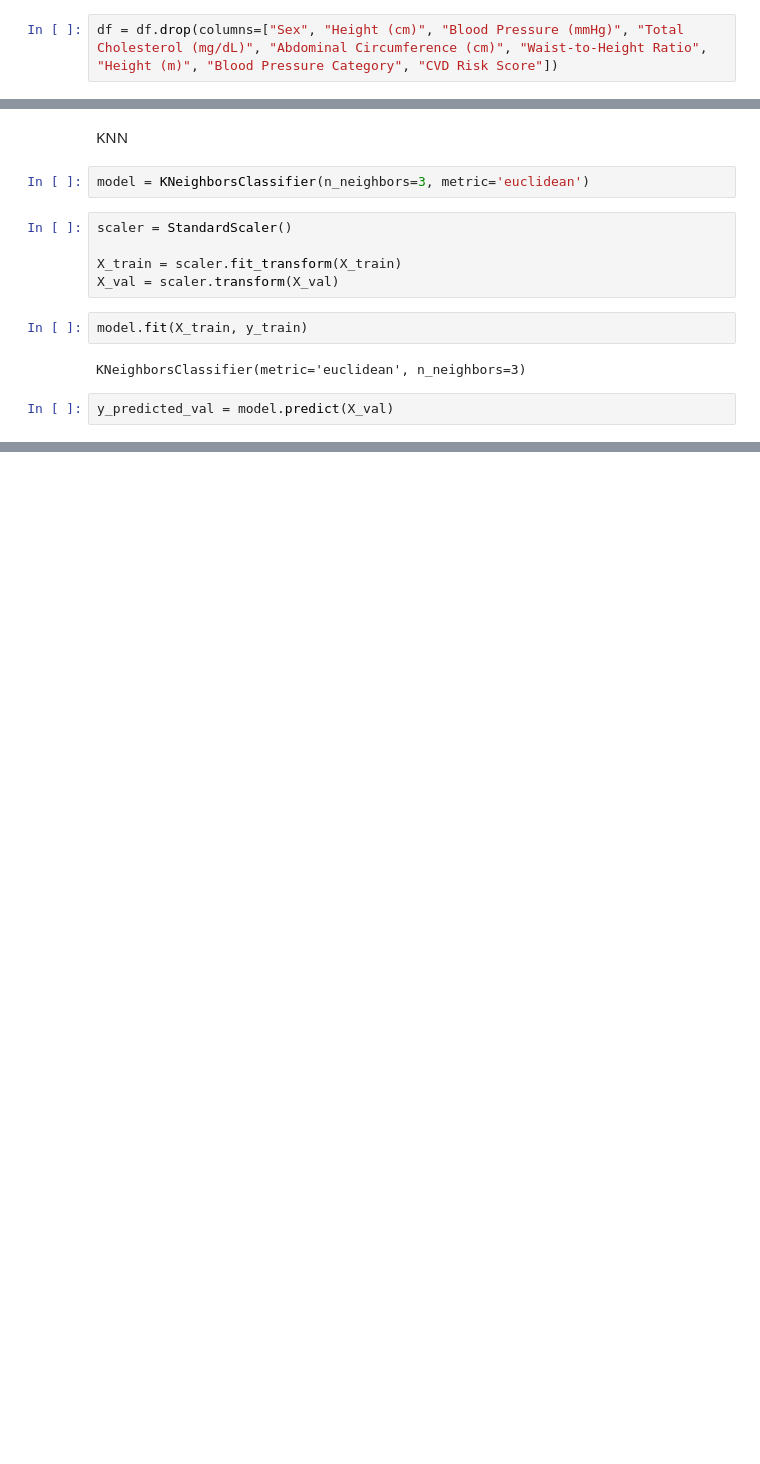
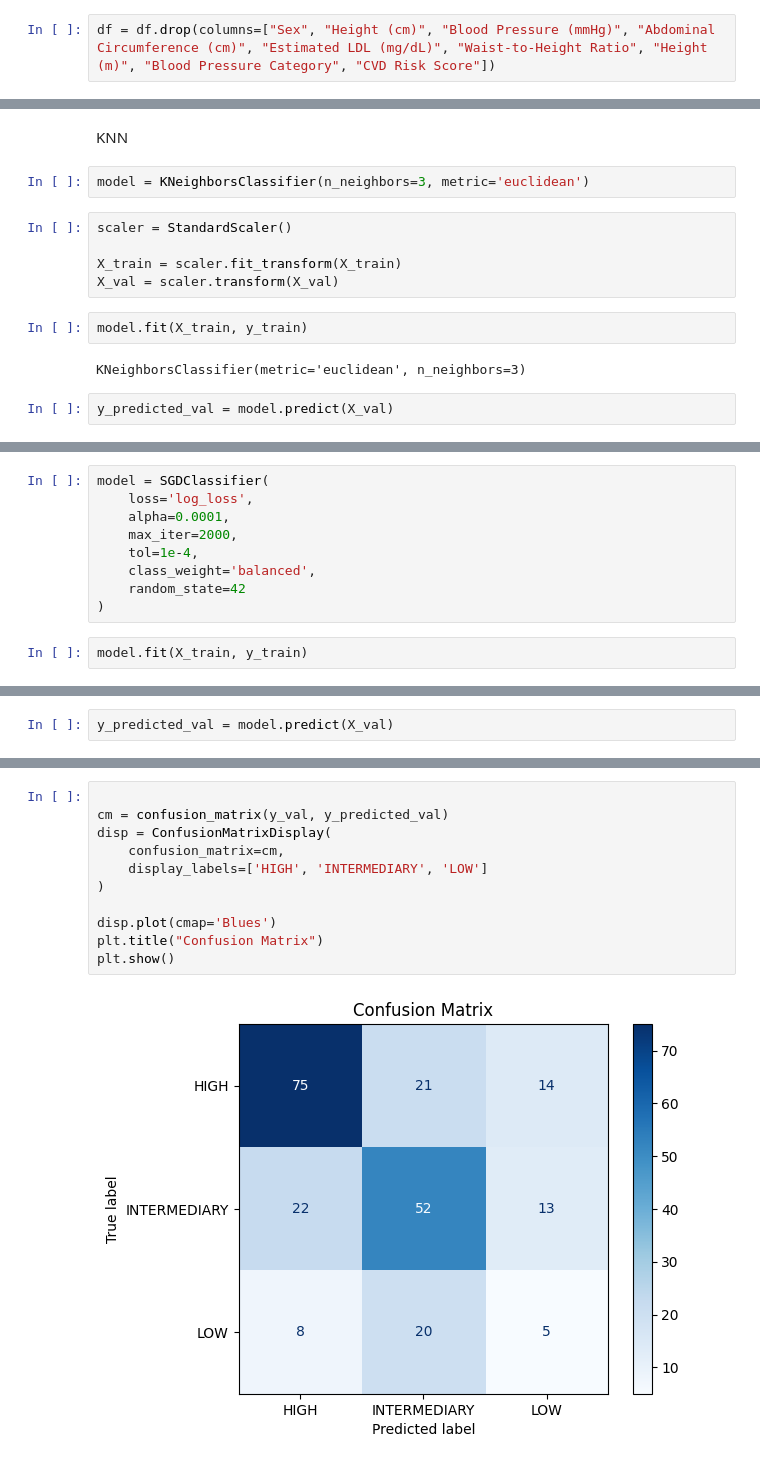
Before and after one commit to shampeyndadi/STINTSY_MCO, a Jupyter notebook: MCO.ipynb, the cells around one changed output, grey strips where cells are left out. Saved outputs shown, nothing was run; the diff lists cells and outputs as text; blank space fills up the shorter version.

```diff
--- a/MCO.ipynb
+++ b/MCO.ipynb
@@ -752,7 +754,7 @@ Feature testing using ANOVA (for numerical variables) and Chi-square (for catego
 # %% [markdown]
 #### Dropping of features
 # %%
-df = df.drop(columns=["Sex", "Height (cm)", "Blood Pressure (mmHg)", "Total Cholesterol (mg/dL)", "Abdominal Circumference (cm)", "Waist-to-Height Ratio", "Height (m)", "Blood Pressure Category", "CVD Risk Score"])
+df = df.drop(columns=["Sex", "Height (cm)", "Blood Pressure (mmHg)", "Abdominal Circumference (cm)", "Estimated LDL (mg/dL)", "Waist-to-Height Ratio", "Height (m)", "Blood Pressure Category", "CVD Risk Score"])
 # %%
 print("Remaining columns after dropping:")
 for col in df.columns:
@@ -865,0 +870,11 @@ weighted avg     0.6018    0.6087    0.5963       230
+# %%
+model = SGDClassifier(
+    loss='log_loss',
+    alpha=0.0001,
+    max_iter=2000,
+    tol=1e-4,
+    class_weight='balanced',
+    random_state=42
+)
+# %%
+model.fit(X_train, y_train)
@@ -865,0 +884,2 @@ weighted avg     0.6018    0.6087    0.5963       230
+# %%
+y_predicted_val = model.predict(X_val)
@@ -865,0 +903,13 @@ weighted avg     0.6018    0.6087    0.5963       230
+# %%
+
+cm = confusion_matrix(y_val, y_predicted_val)
+disp = ConfusionMatrixDisplay(
+    confusion_matrix=cm,
+    display_labels=['HIGH', 'INTERMEDIARY', 'LOW']
+)
+
+disp.plot(cmap='Blues')
+plt.title("Confusion Matrix")
+plt.show()
+# %% [output]
+[figure, added]
```
Also changed, not shown: parts of 6 cells of this notebook.
